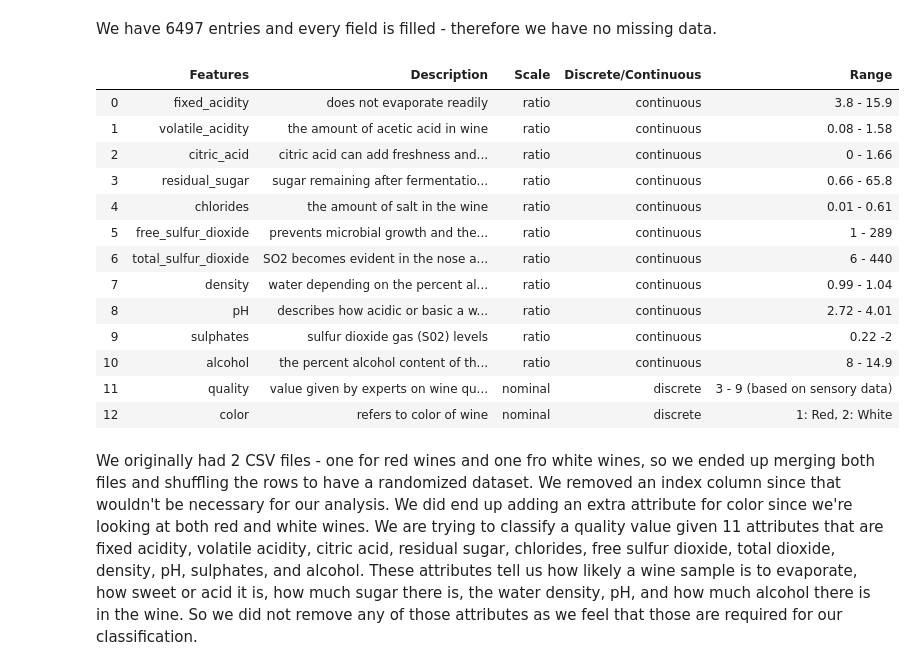
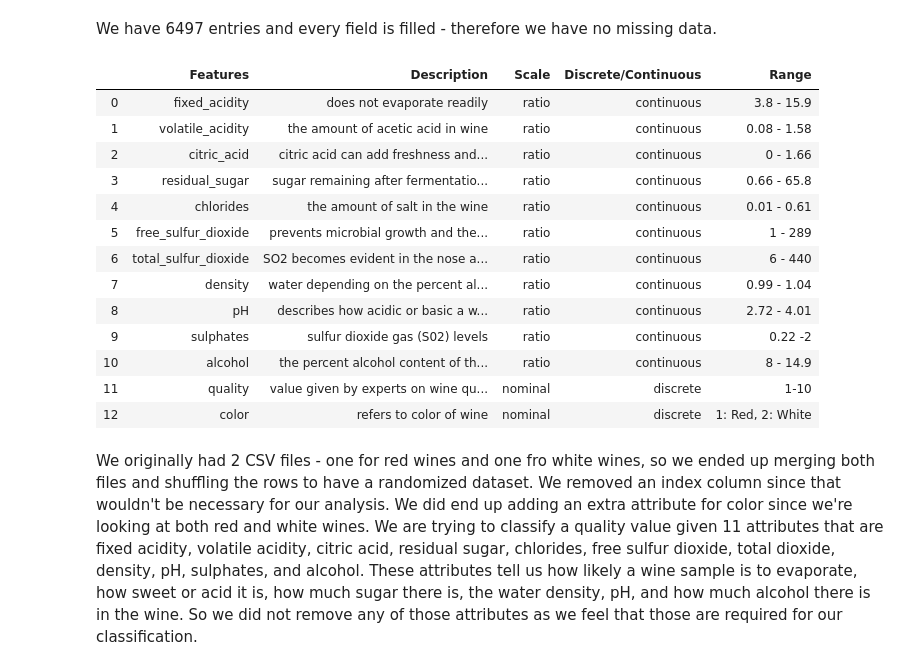
Before and after one commit to arelyalc/machineLearningLabs, a Jupyter notebook: Lab3.ipynb, the cells around one changed output. Drawn from its saved outputs; the diff is of its cells as text; code cells hidden in the pictures.

```diff
--- a/Lab3.ipynb
+++ b/Lab3.ipynb
@@ -115,35 +116,35 @@ data_des = pd.DataFrame()
 data_des['Features'] = winesDf.columns
 data_des['Description'] = ['does not evaporate readily',
                           ' the amount of acetic acid in wine',
                           'citric acid can add freshness and flavor to wines',
                           'sugar remaining after fermentation stops',
                           'the amount of salt in the wine',
                           'prevents microbial growth and the oxidation',
                           'SO2 becomes evident in the nose and taste of wine',
                           'water depending on the percent alcohol and sugar content',
                           'describes how acidic or basic a wine is',
                           'sulfur dioxide gas (S02) levels',
                           ' the percent alcohol content of the wine',
                           'value given by experts on wine quality',
                           'refers to color of wine']
 data_des['Scale'] = ['ratio', 'ratio', 'ratio', 'ratio', 'ratio', 'ratio', 'ratio', 'ratio', 'ratio', 'ratio', 'ratio', 'nominal', 'nominal']
 data_des['Discrete/Continuous'] = ['continuous', 'continuous', 'continuous', 'continuous', 'continuous', 'continuous', 'continuous', 'continuous', 'continuous', 'continuous', 'continuous', 'discrete', 'discrete']
-data_des['Range'] = ['3.8 - 15.9', '0.08 - 1.58', '0 - 1.66', '0.66 - 65.8','0.01 - 0.61','1 - 289','6 - 440','0.99 - 1.04','2.72 - 4.01','0.22 -2','8 - 14.9','3 - 9 (based on sensory data)','1: Red, 2: White']
+data_des['Range'] = ['3.8 - 15.9', '0.08 - 1.58', '0 - 1.66', '0.66 - 65.8','0.01 - 0.61','1 - 289','6 - 440','0.99 - 1.04','2.72 - 4.01','0.22 -2','8 - 14.9','1-10','1: Red, 2: White']
 data_des
 # %% [output]
 |  | Features | Description | Scale | Discrete/Continuous | Range |
 | 0 | fixed_acidity | does not evaporate readily | ratio | continuous | 3.8 - 15.9 |
 | 1 | volatile_acidity | the amount of acetic acid in wine | ratio | continuous | 0.08 - 1.58 |
 | 2 | citric_acid | citric acid can add freshness and... | ratio | continuous | 0 - 1.66 |
 | 3 | residual_sugar | sugar remaining after fermentatio... | ratio | continuous | 0.66 - 65.8 |
 | 4 | chlorides | the amount of salt in the wine | ratio | continuous | 0.01 - 0.61 |
 | 5 | free_sulfur_dioxide | prevents microbial growth and the... | ratio | continuous | 1 - 289 |
 | 6 | total_sulfur_dioxide | SO2 becomes evident in the nose a... | ratio | continuous | 6 - 440 |
 | 7 | density | water depending on the percent al... | ratio | continuous | 0.99 - 1.04 |
 | 8 | pH | describes how acidic or basic a w... | ratio | continuous | 2.72 - 4.01 |
 | 9 | sulphates | sulfur dioxide gas (S02) levels | ratio | continuous | 0.22 -2 |
 | 10 | alcohol | the percent alcohol content of th... | ratio | continuous | 8 - 14.9 |
-| 11 | quality | value given by experts on wine qu... | nominal | discrete | 3 - 9 (based on sensory data) |
+| 11 | quality | value given by experts on wine qu... | nominal | discrete | 1-10 |
 | 12 | color | refers to color of wine | nominal | discrete | 1: Red, 2: White |
 # %% [markdown]
 We originally had 2 CSV files - one for red wines and one fro white wines, so we ended up merging both files and shuffling the rows to have a randomized dataset. We removed an index column since that wouldn't be necessary for our analysis. We did end up adding an extra attribute for color since we're looking at both red and white wines. We are trying to classify a quality value given 11 attributes that are fixed acidity, volatile acidity, citric acid, residual sugar, chlorides, free sulfur dioxide, total dioxide, density, pH, sulphates, and alcohol. These attributes tell us how likely a wine sample is to evaporate, how sweet or acid it is, how much sugar there is, the water density, pH, and how much alcohol there is in the wine. So we did not remove any of those attributes as we feel that those are required for our classification.
```
Also changed, not shown: parts of 16 cells of this notebook.
